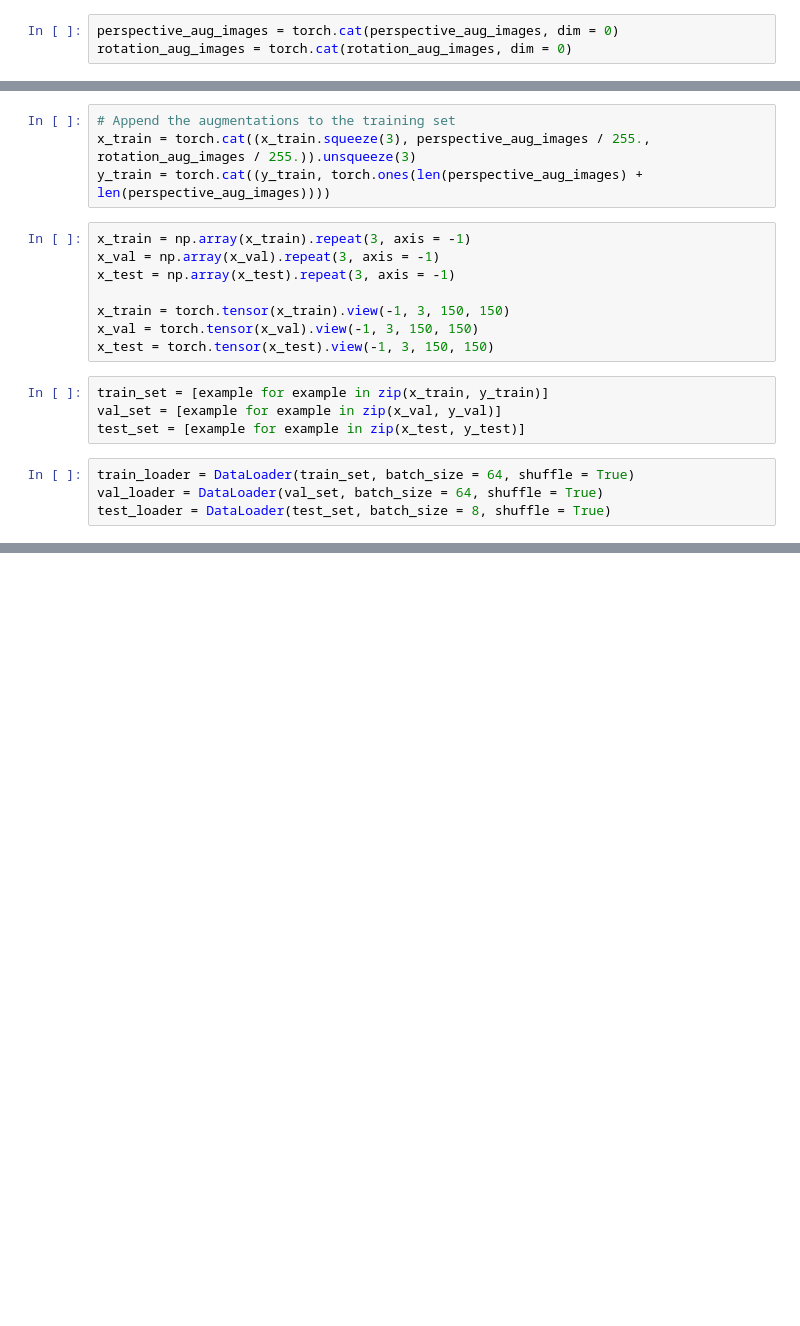
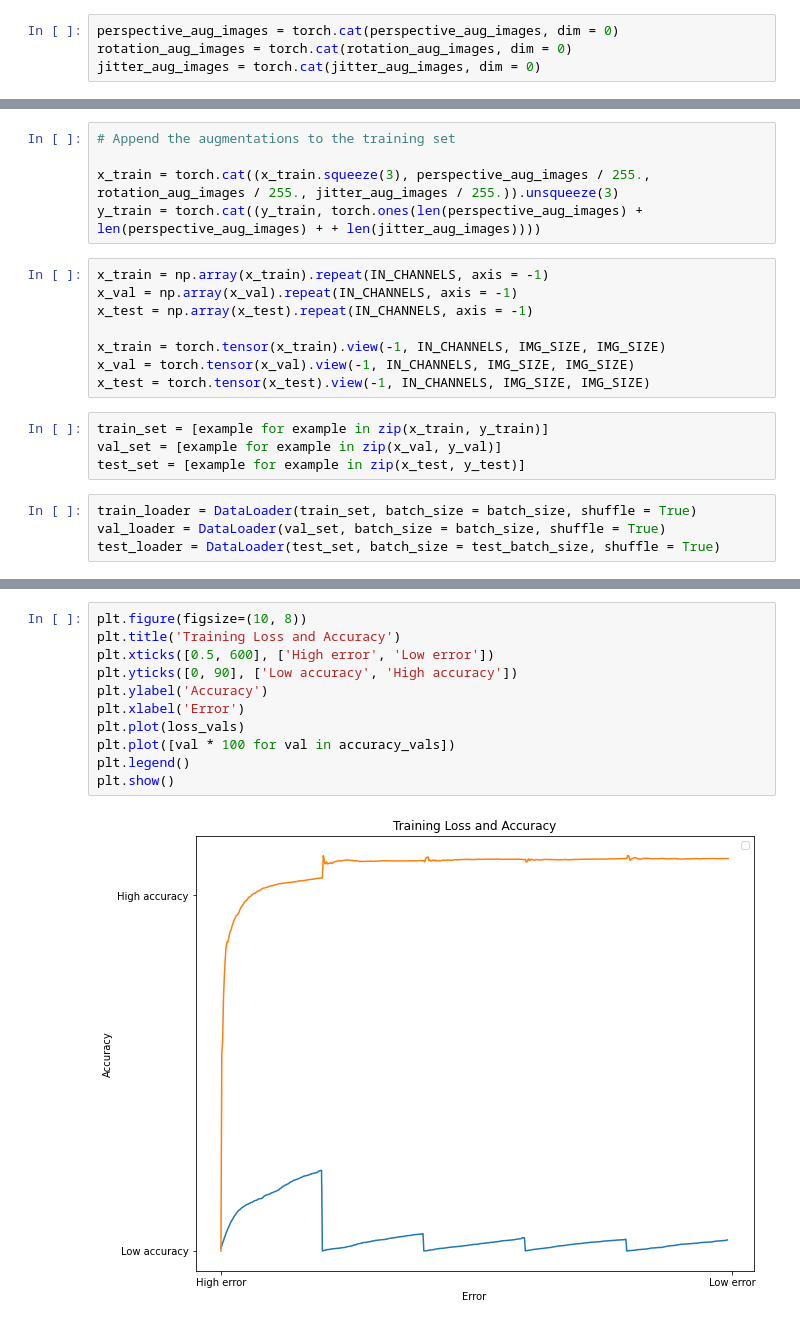
Before and after one commit to Daheer/Pneumonia-Detection, a Jupyter notebook: pneumonia-detection.ipynb, the cells around one changed output, grey strips where cells are left out. Cells and saved outputs as stored; diff of their text form; blank space fills up the shorter version.

```diff
--- a/pneumonia-detection.ipynb
+++ b/pneumonia-detection.ipynb
@@ -125,5 +144,6 @@ rotation_aug_images = [RandomRotationAug(image) for image in x_train[np.random.c
 # %%
 perspective_aug_images = torch.cat(perspective_aug_images, dim = 0)
 rotation_aug_images = torch.cat(rotation_aug_images, dim = 0)
+jitter_aug_images = torch.cat(jitter_aug_images, dim = 0)
 # %%
 #Augmented Images
@@ -147,21 +174,22 @@ x_test = torch.tensor(x_test)
 y_test = torch.tensor(y_test)
 # %%
 # Append the augmentations to the training set
-x_train = torch.cat((x_train.squeeze(3), perspective_aug_images / 255., rotation_aug_images / 255.)).unsqueeze(3)
-y_train = torch.cat((y_train, torch.ones(len(perspective_aug_images) + len(perspective_aug_images))))
+
+x_train = torch.cat((x_train.squeeze(3), perspective_aug_images / 255., rotation_aug_images / 255., jitter_aug_images / 255.)).unsqueeze(3)
+y_train = torch.cat((y_train, torch.ones(len(perspective_aug_images) + len(perspective_aug_images) + + len(jitter_aug_images))))
 # %%
-x_train = np.array(x_train).repeat(3, axis = -1)
-x_val = np.array(x_val).repeat(3, axis = -1)
-x_test = np.array(x_test).repeat(3, axis = -1)
+x_train = np.array(x_train).repeat(IN_CHANNELS, axis = -1)
+x_val = np.array(x_val).repeat(IN_CHANNELS, axis = -1)
+x_test = np.array(x_test).repeat(IN_CHANNELS, axis = -1)
 
-x_train = torch.tensor(x_train).view(-1, 3, 150, 150)
-x_val = torch.tensor(x_val).view(-1, 3, 150, 150)
-x_test = torch.tensor(x_test).view(-1, 3, 150, 150)
+x_train = torch.tensor(x_train).view(-1, IN_CHANNELS, IMG_SIZE, IMG_SIZE)
+x_val = torch.tensor(x_val).view(-1, IN_CHANNELS, IMG_SIZE, IMG_SIZE)
+x_test = torch.tensor(x_test).view(-1, IN_CHANNELS, IMG_SIZE, IMG_SIZE)
 # %%
 train_set = [example for example in zip(x_train, y_train)]
 val_set = [example for example in zip(x_val, y_val)]
 test_set = [example for example in zip(x_test, y_test)]
 # %%
-train_loader = DataLoader(train_set, batch_size = 64, shuffle = True)
-val_loader = DataLoader(val_set, batch_size = 64, shuffle = True)
-test_loader = DataLoader(test_set, batch_size = 8, shuffle = True)
+train_loader = DataLoader(train_set, batch_size = batch_size, shuffle = True)
+val_loader = DataLoader(val_set, batch_size = batch_size, shuffle = True)
+test_loader = DataLoader(test_set, batch_size = test_batch_size, shuffle = True)
@@ -307,0 +245,13 @@ Epoch: 4  Loss: 11.451783553697169  Accuracy: tensor(0.9624, device='cuda:0')
+# %%
+plt.figure(figsize=(10, 8))
+plt.title('Training Loss and Accuracy')
+plt.xticks([0.5, 600], ['High error', 'Low error'])
+plt.yticks([0, 90], ['Low accuracy', 'High accuracy'])
+plt.ylabel('Accuracy')
+plt.xlabel('Error')
+plt.plot(loss_vals)
+plt.plot([val * 100 for val in accuracy_vals])
+plt.legend()
+plt.show()
+# %% [output]
+[figure, added]
```
Also changed, not shown: parts of 24 cells of this notebook.
